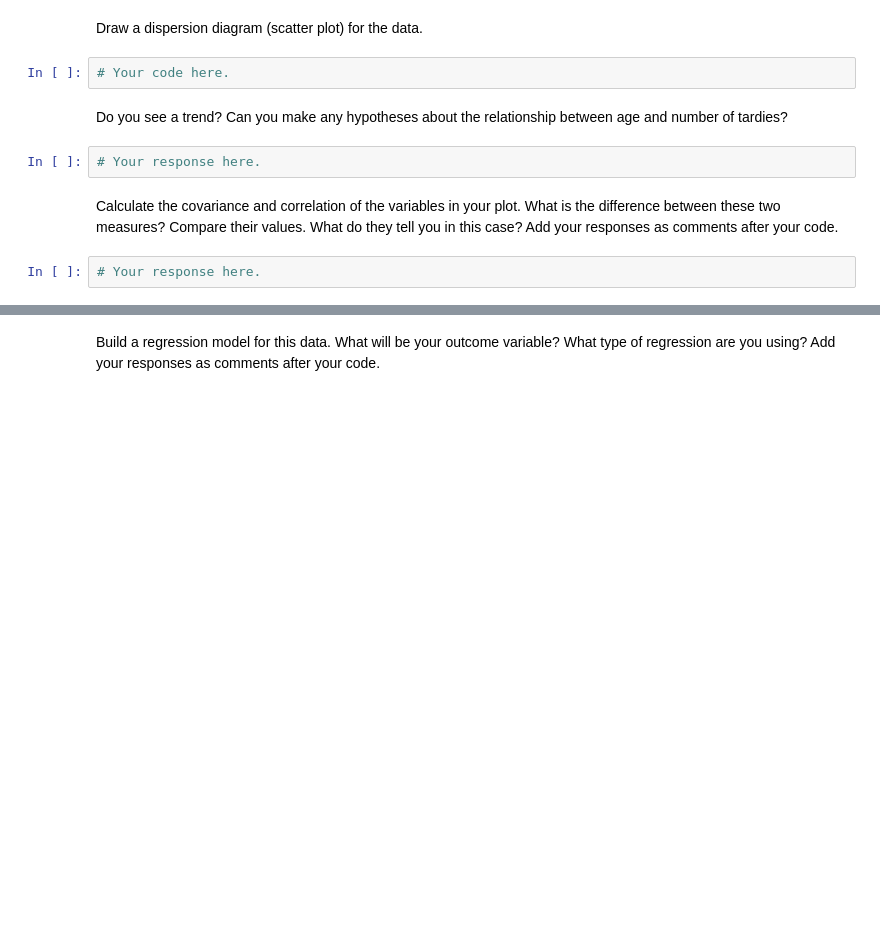
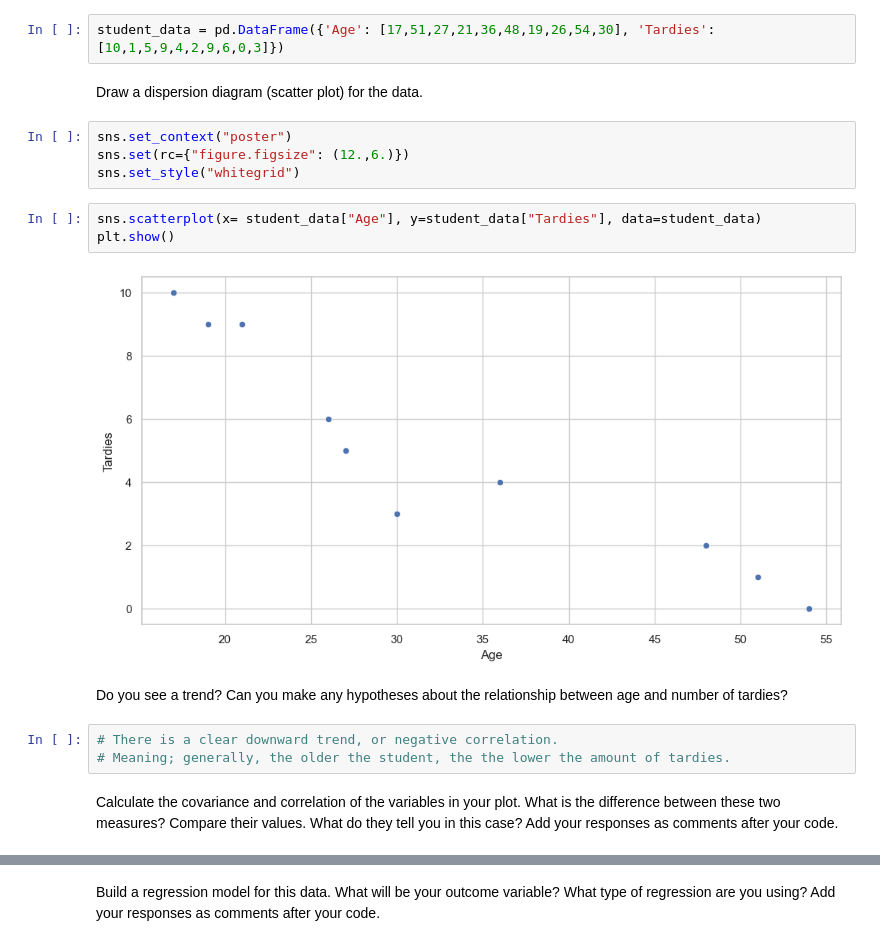
Before and after one commit to Ironhack-data-bcn-oct-2023/lab-regression-analysis, a Jupyter notebook: your-code.ipynb, the cells around one changed output, grey strips where cells are left out. Drawn from its saved outputs; the diff is of its cells as text; blank space fills up the shorter version.

```diff
--- a/your-code.ipynb
+++ b/your-code.ipynb
@@ -33,12 +39,20 @@ student_data = pd.DataFrame({'Age': [17,51,27,21,36,48,19,26,54,30], 'Tardies':
+# %%
+student_data = pd.DataFrame({'Age': [17,51,27,21,36,48,19,26,54,30], 'Tardies': [10,1,5,9,4,2,9,6,0,3]})
 # %% [markdown]
 Draw a dispersion diagram (scatter plot) for the data.
-# %%
-# Your code here.
+# %%
+sns.set_context("poster")
+sns.set(rc={"figure.figsize": (12.,6.)})
+sns.set_style("whitegrid")
+# %%
+sns.scatterplot(x= student_data["Age"], y=student_data["Tardies"], data=student_data)
+plt.show()
+# %% [output]
+[figure, added]
 # %% [markdown]
 Do you see a trend? Can you make any hypotheses about the relationship between age and number of tardies?
-# %%
-# Your response here.
+# %%
+# There is a clear downward trend, or negative correlation.
+# Meaning; generally, the older the student, the the lower the amount of tardies.
 # %% [markdown]
 Calculate the covariance and correlation of the variables in your plot. What is the difference between these two measures? Compare their values. What do they tell you in this case? Add your responses as comments after your code.
-# %%
-# Your response here.
```
Also changed, not shown: parts of 46 cells of this notebook.
